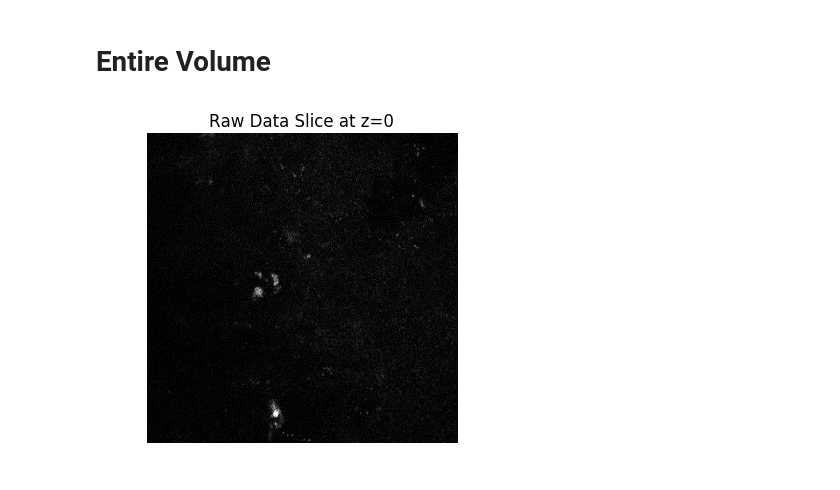
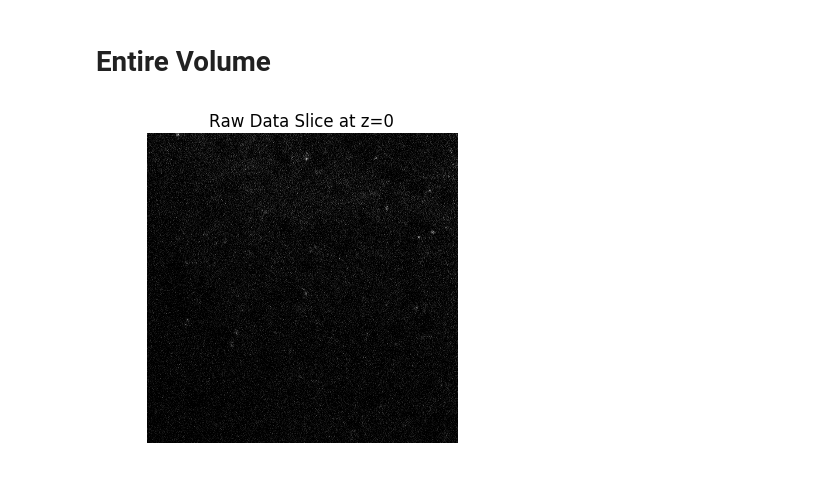
Before and after one commit to NeuroDataDesign/pan-synapse, a Jupyter notebook: background/Cluster_Thresh_Algorithms.md.ipynb, the cells around one changed output. Saved outputs shown, nothing was run; the diff lists cells and outputs as text; code cells hidden in the pictures.

```diff
--- a/background/Cluster_Thresh_Algorithms.md.ipynb
+++ b/background/Cluster_Thresh_Algorithms.md.ipynb
@@ -445,13 +414,13 @@ num centroids: 1754
 # %% [markdown]
 # Entire Volume
 # %%
-dataFull = tIO.unzipChannels(tIO.loadTiff('../data/SEP-GluA1-KI_tp1.tif'))[0]
-plt.imshow(dataFull[3], cmap="gray")
+dataFull = tIO.unzipChannels(tIO.loadTiff('../data/SEP-GluA1-KI_tp1.tif'))[0][260: 279]
+plt.imshow(dataFull[10], cmap="gray")
 plt.axis('off')
 plt.title('Raw Data Slice at z=0')
 plt.show()
 # %% [output]
-[figure, old version]
+[figure, new version]
 # %%
 #finding the clusters after plosPipeline
 plosOutFull = pLib.pipeline(dataFull)
```
Also changed, not shown: parts of 17 cells of this notebook, 1 other file.
